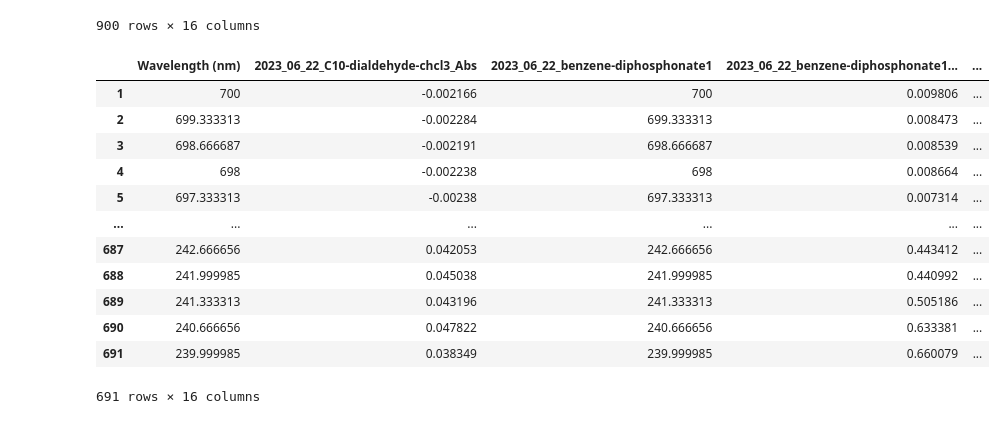
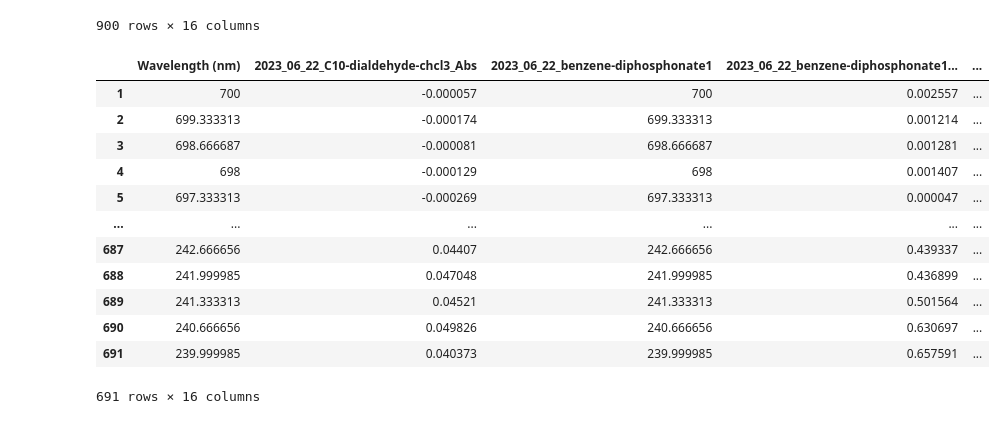
Before and after one commit to teamtran/data-visualizer, a Jupyter notebook: templates/uv_vis_template.ipynb, the cells around one changed output. Cells and saved outputs as stored; diff of their text form; code cells hidden in the pictures.

```diff
--- a/templates/uv_vis_template.ipynb
+++ b/templates/uv_vis_template.ipynb
@@ -34,48 +46,57 @@ raw_data
 # %%
 # Data preprocessing specific to UV-Vis
 #TODO: baseline correction?
-def preprocess(data: pd.DataFrame):
+# TODO: normalize as an option
+def preprocess(data: pd.DataFrame, normalize: bool = False, baseline: bool = False):
     """Function that applies transformation to the dataframe which will make it ready for plotting. Note, this is specific to UV-Vis.
     """
     # Drop row with index = 0
     data = data.drop(labels=0, axis=0)
 
     # Drop additional information
     indexes = data[data.columns[0]].str.find("Collection Time:")
     first_occurrence: int = indexes[indexes==0.0].index[0]
     data = data.drop(labels=range(first_occurrence-3, len(data.index)+1), axis=0)
 
     # Rename column names (y-data)
     column_rename: dict = {}
     for i in range(1, len(data.columns), 2):
         column_rename[data.columns[i]] = data.columns[i-1] + "_Abs"
     data = data.rename(columns=column_rename)
 
     # Rename column name (x-data)
     data = data.rename(columns={data.columns[0]: "Wavelength (nm)"})
 
+    # Baseline correction
+    if baseline:
+        for col in data.columns:
+            if "Abs" in col:
+                data[col] = data[col] - np.average(data[col][0:50])
+
     # Normalize absorbance values
-    for col in data.columns:
-        if "Abs" in col:
-            max_val: float = data[col].max()
-            data[col] = data[col] / max_val
+    if normalize:
+        for col in data.columns:
+            if "Abs" in col:
+                max_val: float = data[col].max()
+                data[col] = data[col] / max_val
     return data
 
-preprocessed_data: pd.DataFrame = preprocess(raw_data)
+# NOTE: change True to False if you don't want normalization or baseline correction
+preprocessed_data: pd.DataFrame = preprocess(raw_data, True, True)
 preprocessed_data
 # %% [output]
 |  | Wavelength (nm) | 2023_06_22_C10-dialdehyde-chcl3_Abs | 2023_06_22_benzene-diphosphonate1 | 2023_06_22_benzene-diphosphonate1... | ... |
-| 1 | 700 | -0.002166 | 700 | 0.009806 | ... |
-| 2 | 699.333313 | -0.002284 | 699.333313 | 0.008473 | ... |
-| 3 | 698.666687 | -0.002191 | 698.666687 | 0.008539 | ... |
-| 4 | 698 | -0.002238 | 698 | 0.008664 | ... |
-| 5 | 697.333313 | -0.00238 | 697.333313 | 0.007314 | ... |
+| 1 | 700 | -0.000057 | 700 | 0.002557 | ... |
+| 2 | 699.333313 | -0.000174 | 699.333313 | 0.001214 | ... |
+| 3 | 698.666687 | -0.000081 | 698.666687 | 0.001281 | ... |
+| 4 | 698 | -0.000129 | 698 | 0.001407 | ... |
+| 5 | 697.333313 | -0.000269 | 697.333313 | 0.000047 | ... |
 | ... | ... | ... | ... | ... | ... |
-| 687 | 242.666656 | 0.042053 | 242.666656 | 0.443412 | ... |
-| 688 | 241.999985 | 0.045038 | 241.999985 | 0.440992 | ... |
-| 689 | 241.333313 | 0.043196 | 241.333313 | 0.505186 | ... |
-| 690 | 240.666656 | 0.047822 | 240.666656 | 0.633381 | ... |
-| 691 | 239.999985 | 0.038349 | 239.999985 | 0.660079 | ... |
+| 687 | 242.666656 | 0.04407 | 242.666656 | 0.439337 | ... |
+| 688 | 241.999985 | 0.047048 | 241.999985 | 0.436899 | ... |
+| 689 | 241.333313 | 0.04521 | 241.333313 | 0.501564 | ... |
+| 690 | 240.666656 | 0.049826 | 240.666656 | 0.630697 | ... |
+| 691 | 239.999985 | 0.040373 | 239.999985 | 0.657591 | ... |
 691 rows × 16 columns
 # %%
 # Plot the data!
```
Also changed, not shown: parts of 4 cells of this notebook, 13 other files.
